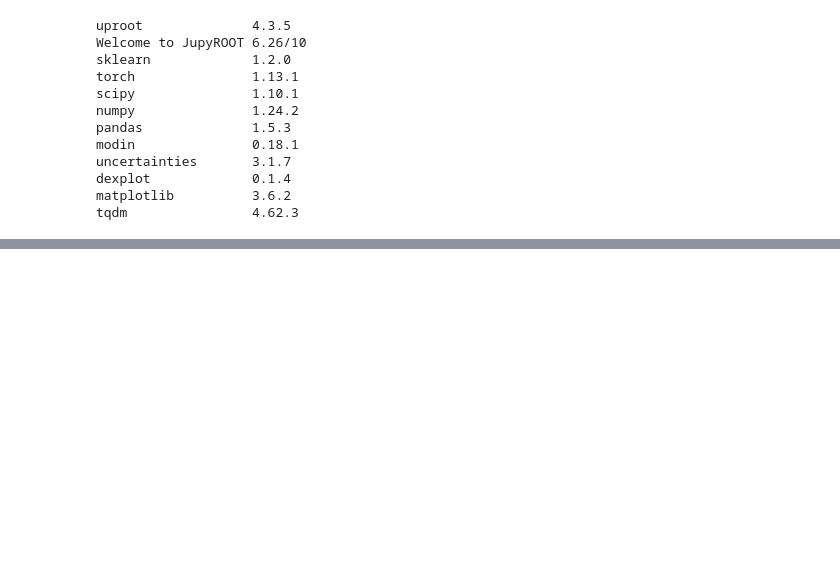
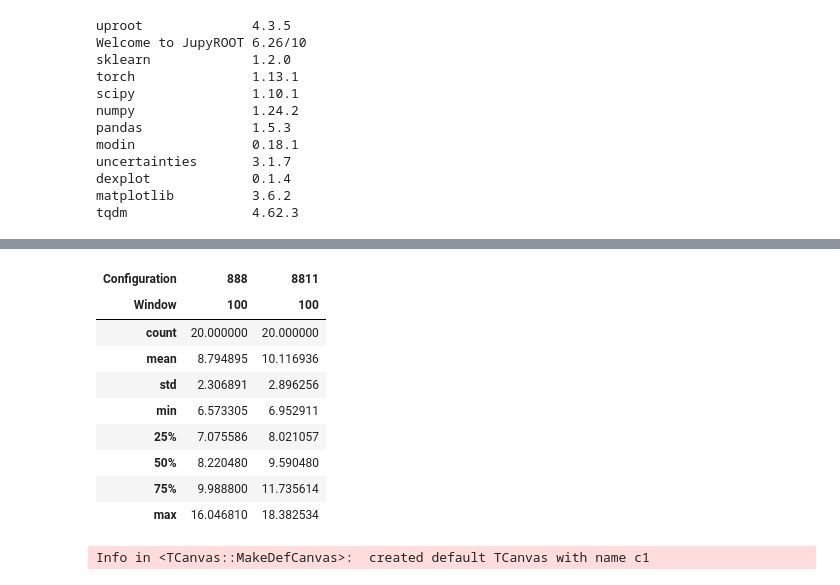
Before and after one commit to BGameiro2000/nucphys-thesis, a Jupyter notebook: code/analysis/PyROOT_resolution_Cs137.ipynb, the cells around one changed output, grey strips where cells are left out. Drawn from its saved outputs; the diff is of its cells as text; code cells hidden in the pictures; blank space fills up the shorter version.

Commit message:
Code: added more info to energy resolution analysis hist

```diff
--- a/code/analysis/PyROOT_resolution_Cs137.ipynb
+++ b/code/analysis/PyROOT_resolution_Cs137.ipynb
@@ -165,8 +219,7 @@ spectra.applymap(lambda x: type(x[0]).__name__)
 # %%
-def get_resolution(cell,calibration=False):
+def get_resolution(cell):
 
-    TH1D, label = cell
-    iTED, Crystal, Config, Window = label.split(".")
+    TH1D = cell.TH1D()
 
     TH1D.GetXaxis().SetRange(TH1D.FindBin(100),TH1D.FindBin(400))
 
@@ -180,19 +233,15 @@ def get_resolution(cell,calibration=False):
     TH1D.Fit(gaussFit,"QR")
 
     sigma = abs(gaussFit.GetParameter(4))
-    centroid = gaussFit.GetParameter(3)
+    centroid_ch = gaussFit.GetParameter(3)
 
-    if not calibration:
-        x1 = centroid+sigma*numpy.sqrt(2*numpy.log(2))
-        x2 = centroid-sigma*numpy.sqrt(2*numpy.log(2))
-    else:
-        x1 = calibration(centroid+sigma*numpy.sqrt(2*numpy.log(2)),iTED_cal[:][iTED,int(Crystal)])
-        x2 = calibration(centroid-sigma*numpy.sqrt(2*numpy.log(2)),iTED_cal[:][iTED,int(Crystal)])
-        centroid = calibration(centroid,iTED_cal[:][iTED,int(Crystal)])
+    x1 = cell(centroid_ch+sigma*numpy.sqrt(2*numpy.log(2)))
+    x2 = cell(centroid_ch-sigma*numpy.sqrt(2*numpy.log(2)))
+    centroid = cell(centroid_ch)
 
     fwhm = x1-x2
 
-    return centroid, (fwhm/centroid)*100
+    return sigma*numpy.sqrt(2*numpy.log(2))*2/centroid_ch*100, (fwhm/centroid)*100, centroid
 # %%
 def TH1D_draw(cell):
 
@@ -219,5 +280,17 @@ def TH1D_draw(cell):
 
     return canvas
 # %%
-spectra.applymap(lambda x: get_resolution(x,E_cal)[0]).T.describe()
+spectra.applymap(lambda x: get_resolution(x)[0]).T.describe()
+# %% [output]
+| Configuration | 888 | 8811 |
+| Window | 100 | 100 |
+| count | 20.000000 | 20.000000 |
+| mean | 8.794895 | 10.116936 |
+| std | 2.306891 | 2.896256 |
+| min | 6.573305 | 6.952911 |
+| 25% | 7.075586 | 8.021057 |
+| 50% | 8.220480 | 9.590480 |
+| 75% | 9.988800 | 11.735614 |
+| max | 16.046810 | 18.382534 |
+Info in <TCanvas::MakeDefCanvas>:  created default TCanvas with name c1
 # %%
```
Also changed, not shown: parts of 10 cells of this notebook.
